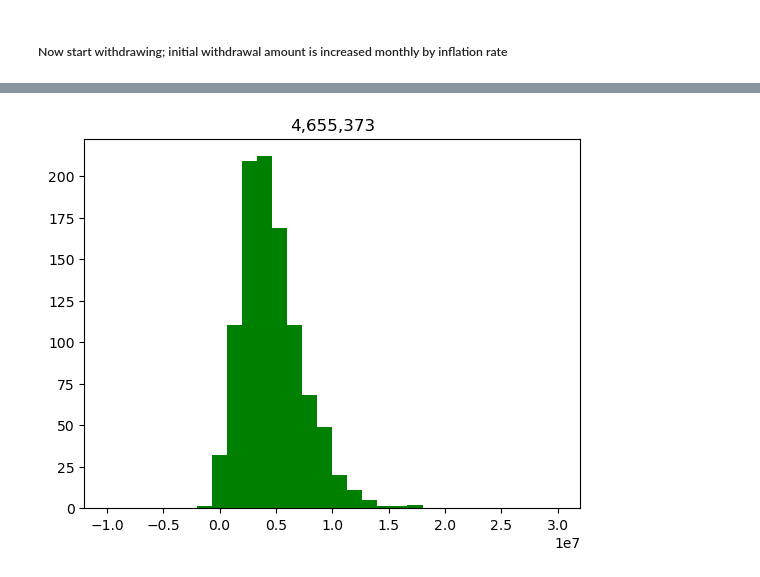
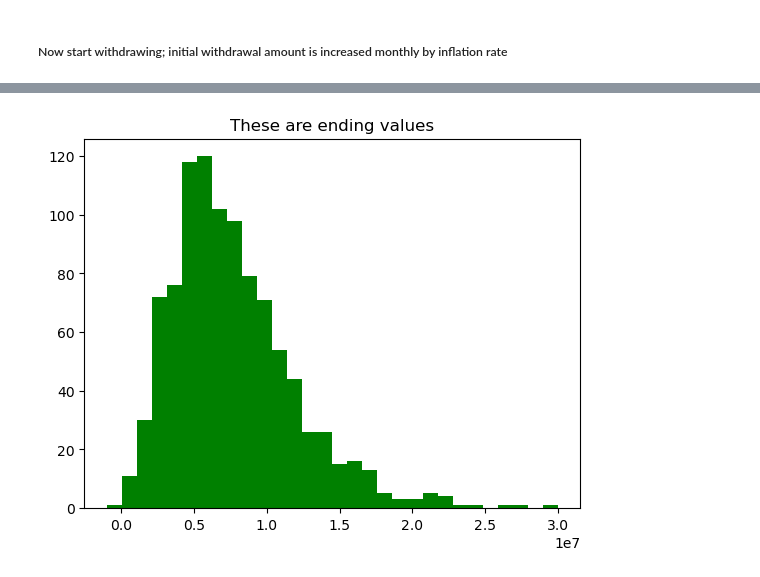
Before and after one commit to tbrownex/Investing, a Jupyter notebook: Portfolio Monte Carlo.ipynb, the cells around one changed output, grey strips where cells are left out. Saved outputs shown, nothing was run; the diff lists cells and outputs as text; code cells hidden in the pictures.

```diff
--- a/Portfolio Monte Carlo.ipynb
+++ b/Portfolio Monte Carlo.ipynb
@@ -23,9 +11,9 @@ def filterDate(startDT):
 # %%
 def getFundval(fundVal, data):
     # 'data' has monthly withdrawals and growth. Compute the monthly account value
-    # based on those two, then save the December values ('count%12')
-    eoyVals = []
-    count=0
+    # based on those two
+    # Return the ending fund value and the account minimum
+    minFV = 9e9
     for wd, ret in data:
         if withdrawalFirst:
             fundVal -= wd
@@ -35,10 +23,9 @@ def getFundval(fundVal, data):
             fundVal -= wd
         fee = calcFee(fundVal)
         fundVal = int(fundVal - fee)
-        if count%12 == 0:
-            eoyVals.append(fundVal)
-        count+=1
-    return eoyVals
+        if fundVal < minFV:
+            minFV = fundVal
+    return fundVal, minFV
 # %%
 def calcFee(fundVal):
     # This is the fee paid to Fisher
@@ -62,11 +49,10 @@ MSCIreturns = {
     '7%': 1.005654,
     '8%': 1.006434,
     '9%': 1.007207,
-    '10%': 1.007974
-}
+    '10%': 1.007974}
 
 # Initial fund value
-currentFund = 2.7e6
+currentFund = 3.2e6
 # Initial monthly withdrawal amount
 initWD = int(7000)
 # Annual inflation rate
@@ -78,10 +64,9 @@ withdrawalFirst = False
 # MSCI avg return
 rate = '6%'
 # MSCI avg Std Dev of monthly returns
-std = .04
+std = .05
 # This is how long (years) the fund will accumulate before we start the withdrawals
 wdDelay = 5
-startDt = '2000-12-01'
 assert rate in MSCIreturns.keys(), "invalid growth rate"
 # %%
 monthlyInflationRate = 1+npf.rate(nper=12, pmt=0, pv=-100, fv=100*(1+annualInflationRate))
@@ -119,12 +99,13 @@ for _ in range(1000):
 # %%
 # Run a series of simulations
 # For each simulation, generate monthly returns drawn from the Normal distribution
-l = []
+endingVals = []
+fvMinimums = []
 fcastLength = numYears * 12
 returns = generateRandomSample(monthlyGrowthRate, std, fcastLength)
 for fv in fundvals:
     data = zip(withdrawals, returns)
-    eoyVals = getFundval(fv, data)
-    endingVal = eoyVals[-1]
-    l.append(endingVal)
+    endingVal, minFV = getFundval(fv, data)
+    fvMinimums.append(minFV)
+    endingVals.append(endingVal)
 # %%
@@ -136,6 +123,6 @@ print("{:.0%} likelihood of running below 0".format(below0))
 # %%
-plt.hist(l, 30, range=[-1e7, 3e7], facecolor='green', align='mid')
-plt.title("{:,}".format(int(sum(l)/len(l))))
+plt.hist(endingVals, 30, range=[-1e6, 3e7], facecolor='green', align='mid')
+plt.title("These are ending values")
 plt.show()
 # %% [output]
-[figure, old version]
+[figure, new version]
```
Also changed, not shown: parts of 6 cells of this notebook, 7 other files.
